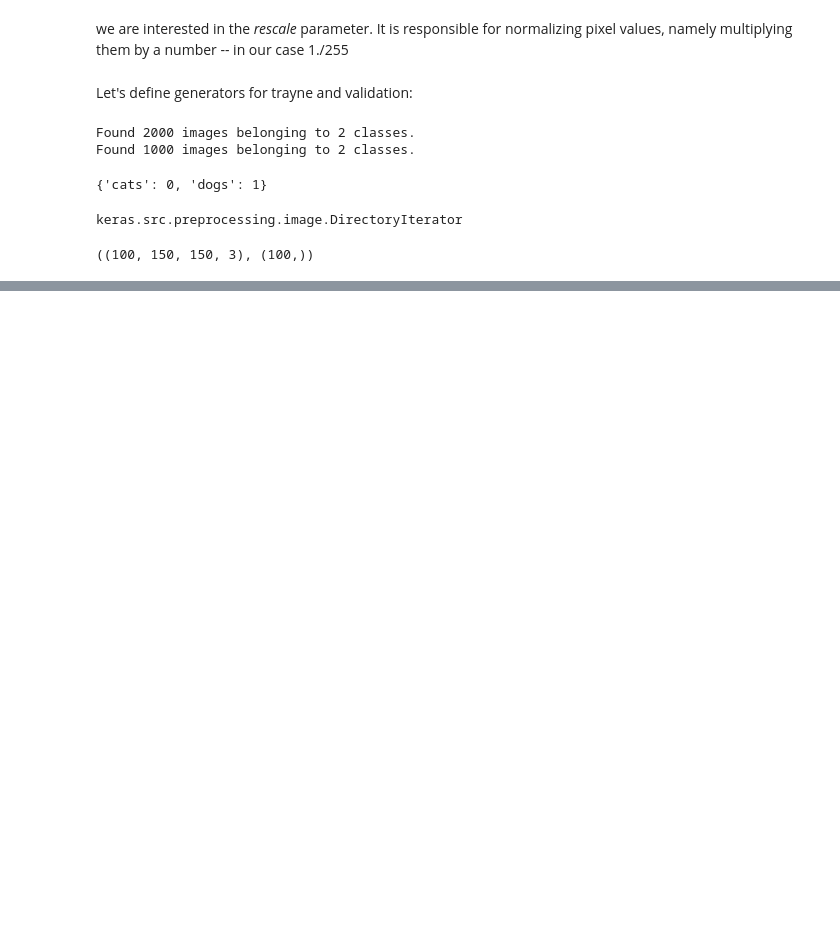
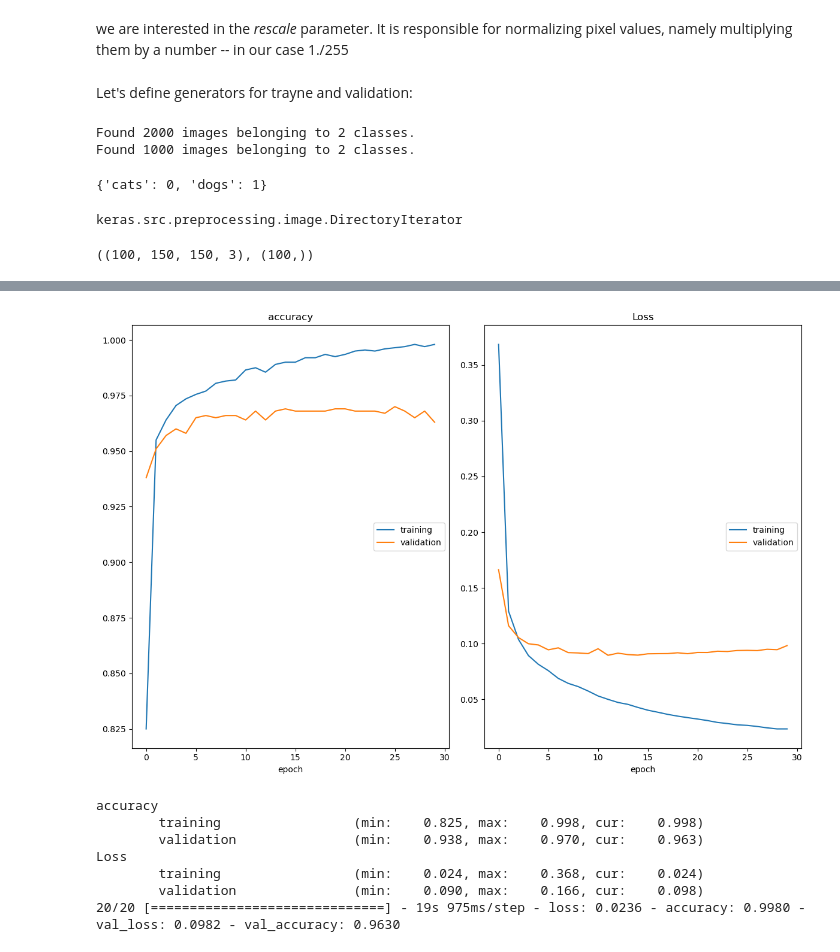
Before and after one commit to devaulyana/Data_training, a Jupyter notebook: skillbox_neuron_frameworks/input_pipeline_dog_cat.ipynb, the cells around one changed output, grey strips where cells are left out. Cells and saved outputs as stored; diff of their text form; code cells hidden in the pictures; blank space fills up the shorter version.

```diff
--- a/skillbox_neuron_frameworks/input_pipeline_dog_cat.ipynb
+++ b/skillbox_neuron_frameworks/input_pipeline_dog_cat.ipynb
@@ -286,0 +290,15 @@ Translated with www.DeepL.com/Translator (free version)
+# %%
+from tensorflow.keras.applications.mobilenet_v2 import preprocess_input
+image_gen_train = ImageDataGenerator(preprocessing_function=preprocess_input) # specify preprocessing_function !!!
+train_data_gen = image_gen_train.flow_from_directory(batch_size=BATCH_SIZE,
+                                                      directory=train_dir,
+                                                      shuffle=True,
+                                                      target_size=(IMG_SHAPE,IMG_SHAPE),
+                                                      class_mode='binary')
+
+validation_image_generator = ImageDataGenerator(preprocessing_function=preprocess_input)
+val_data_gen = validation_image_generator.flow_from_directory(batch_size=BATCH_SIZE,
+                                                              directory=validation_dir,
+                                                              shuffle=False,
+                                                              target_size=(IMG_SHAPE,IMG_SHAPE), #(150,150)
+                                                              class_mode='binary')
@@ -286,0 +324,9 @@ Translated with www.DeepL.com/Translator (free version)
+# %%
+IMG_SHAPE = (150, 150, 3)
+# базовая модель -- MobileNet
+base_model = tf.keras.applications.MobileNetV2(input_shape=IMG_SHAPE,
+                                                include_top=False,
+                                                weights='imagenet')
+
+base_model.trainable = False # freeze the entire base model
+base_model.summary()
@@ -286,0 +351,10 @@ Translated with www.DeepL.com/Translator (free version)
+# %%
+model = tf.keras.Sequential([
+  base_model,
+  tf.keras.layers.GlobalAveragePooling2D(),
+  tf.keras.layers.Dense(1, activation='sigmoid')
+])
+
+model.compile(optimizer=tf.keras.optimizers.Adam(lr=0.0001),
+              loss='binary_crossentropy',
+              metrics=['accuracy'])
@@ -286,0 +385,16 @@ Translated with www.DeepL.com/Translator (free version)
+# %%
+EPOCHS = 30
+history = model.fit_generator(
+    train_data_gen,
+    epochs=EPOCHS,
+    validation_data=val_data_gen,
+    callbacks=[PlotLossesCallback()])
+# %% [output]
+[figure, added]
+accuracy
+        training                 (min:    0.825, max:    0.998, cur:    0.998)
+        validation               (min:    0.938, max:    0.970, cur:    0.963)
+Loss
+        training                 (min:    0.024, max:    0.368, cur:    0.024)
+        validation               (min:    0.090, max:    0.166, cur:    0.098)
+20/20 [==============================] - 19s 975ms/step - loss: 0.0236 - accuracy: 0.9980 - val_loss: 0.0982 - val_accuracy: 0.9630
```
Also changed, not shown: parts of 16 cells of this notebook, 5 other files.
